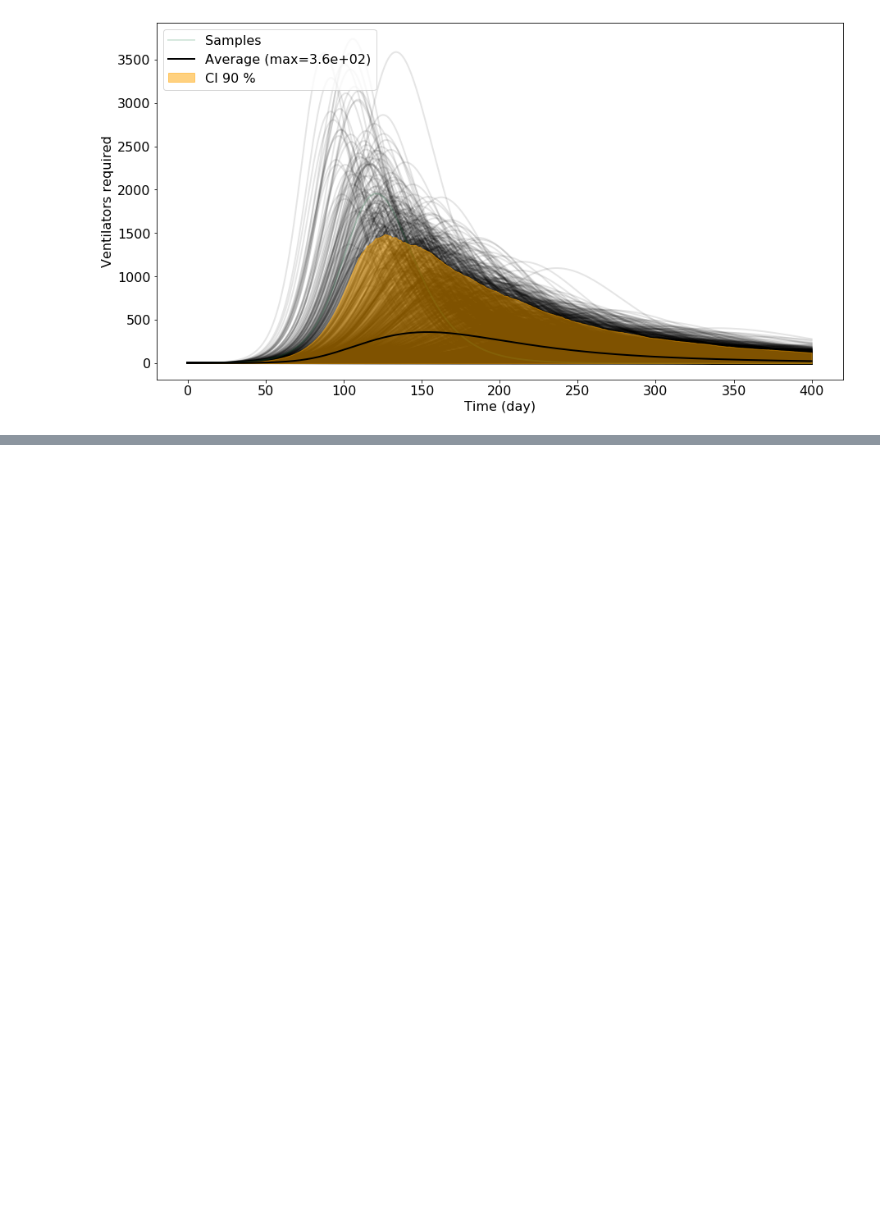
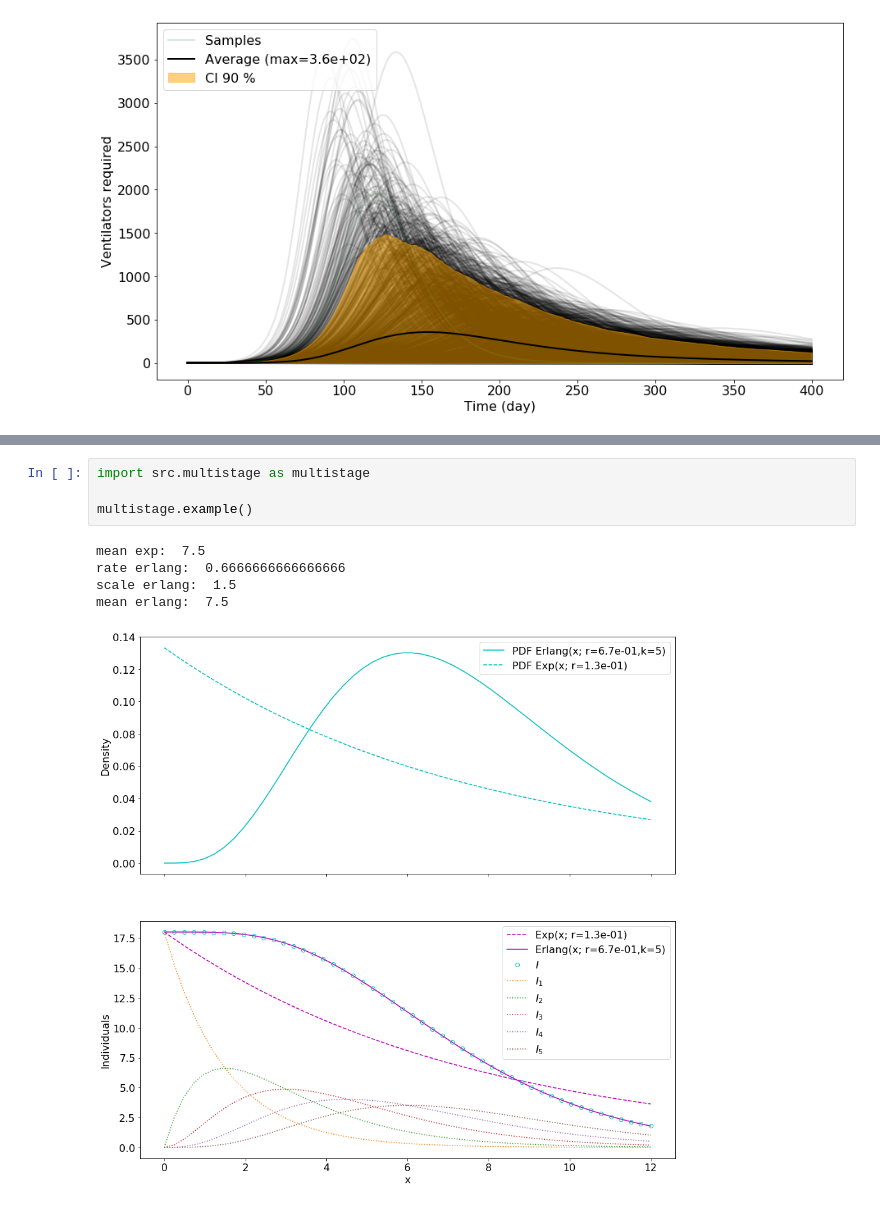
Before and after one commit to mrsonne/virus, a Jupyter notebook: virus.ipynb, the cells around one changed output, grey strips where cells are left out. Cells and saved outputs as stored; diff of their text form; blank space fills up the shorter version.

Commit message:
first step toward multistage representation of infection

```diff
--- a/virus.ipynb
+++ b/virus.ipynb
@@ -291,2 +308,12 @@ render.ua_timeseries(times, values.T)
+# %%
+import src.multistage as multistage
+
+multistage.example()
+# %% [output]
+mean exp:  7.5
+rate erlang:  0.6666666666666666
+scale erlang:  1.5
+mean erlang:  7.5
+[figure, added]
 # %% [markdown]
 Outlook
```
Also changed, not shown: parts of 3 cells of this notebook, 1 other file.
